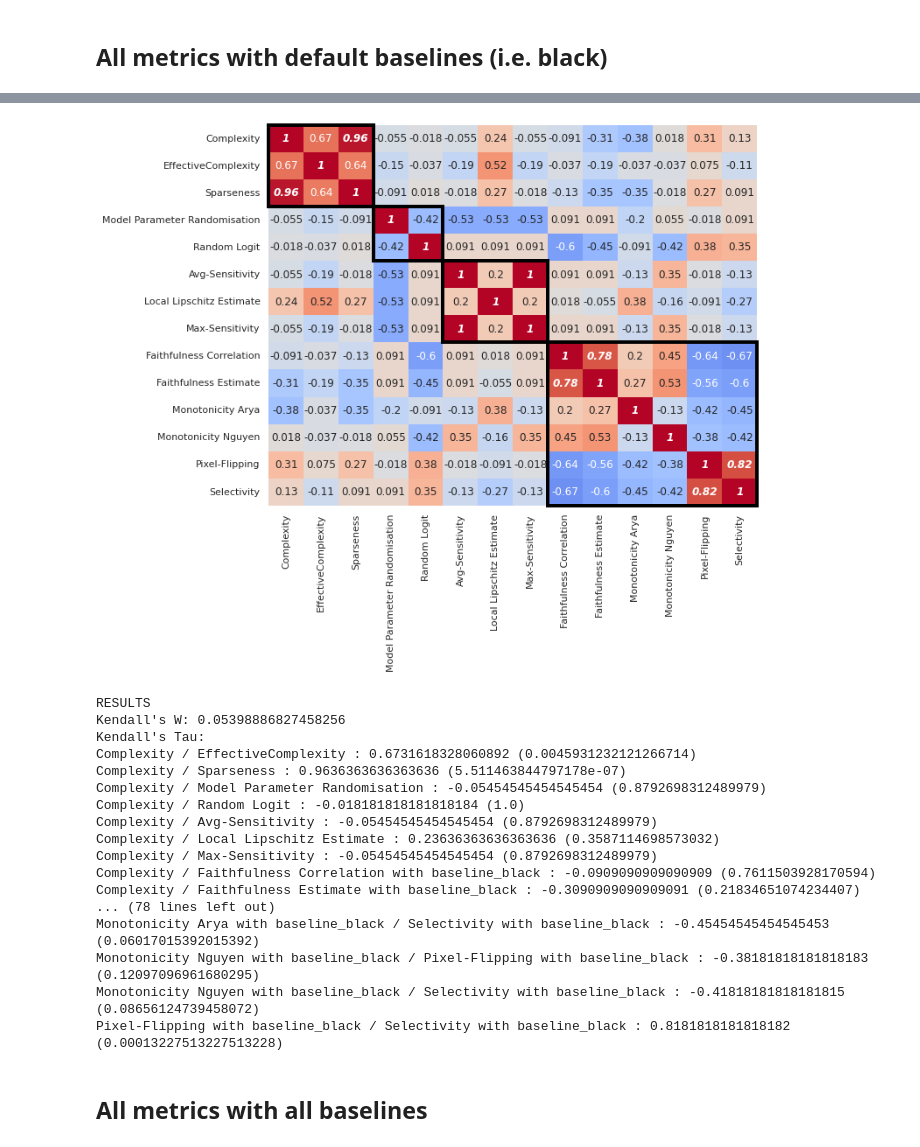
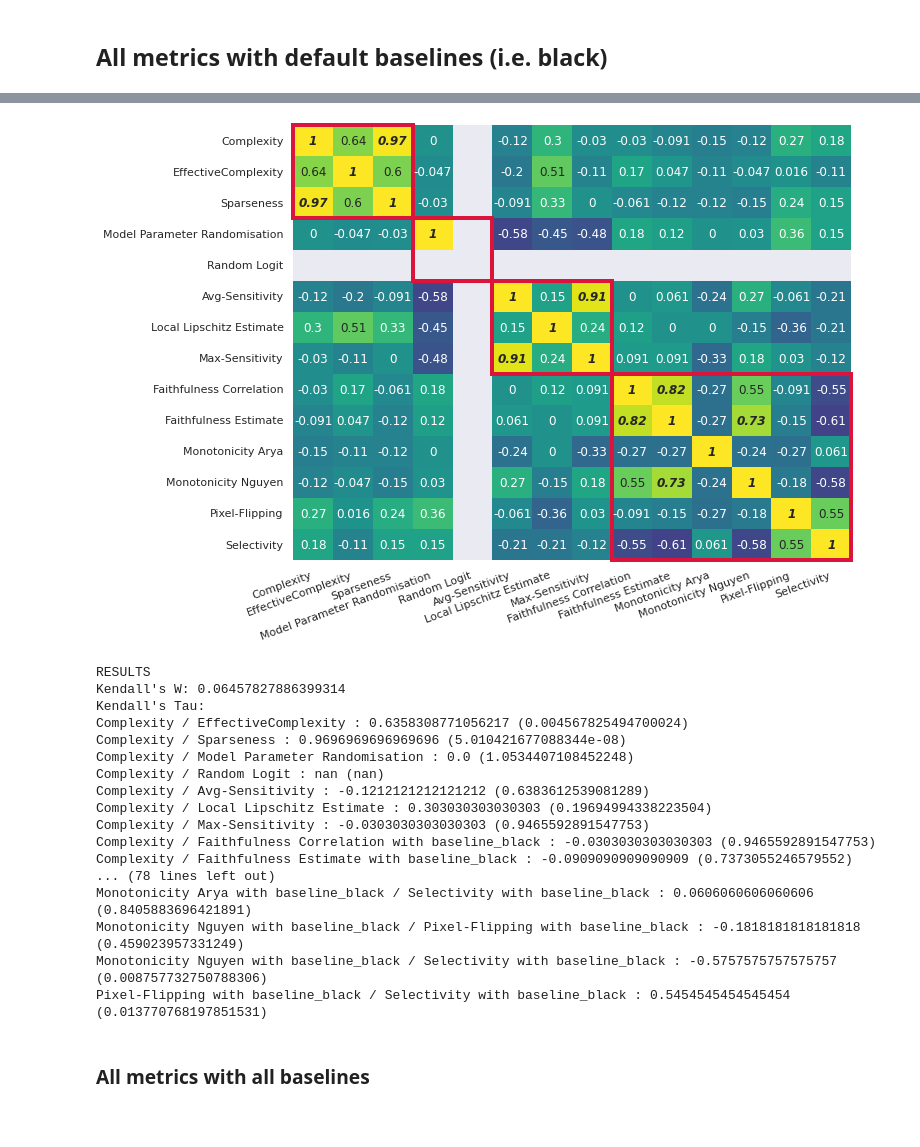
Before and after one commit to multitel-ai/Evaluation-XAI-Metrics-GD6-TRAIL, a Jupyter notebook: XAI_analysis_correlations_avg_aggreg.ipynb, the cells around one changed output, grey strips where cells are left out. Cells and saved outputs as stored; diff of their text form; code cells hidden in the pictures.

Commit message:
update avg_aggreg notebook to deal with WACV reviews

```diff
--- a/XAI_analysis_correlations_avg_aggreg.ipynb
+++ b/XAI_analysis_correlations_avg_aggreg.ipynb
@@ -33,9 +36,9 @@ def parser_method_dict_with_layers(df, batch = 16):
     dataf = pd.DataFrame(columns = [f"{i}" for i in range(batch)])
     for i in range(df.shape[0]): # loop over the number of batches
         row = yaml.safe_load(df.iloc[i].iloc[0]) # Get the batch result
-
+        fillna = lambda v: 0.0 if v == 'nan' else v
         # p is the index of image, j is the layer_name, np.trapz computes the AUC
-        dataf.loc[i] = [np.trapz([row[j][p] for j in row]) for p in range(batch)]
+        dataf.loc[i] = [np.trapz([fillna(row[j][p]) for j in row]) for p in range(batch)]
     return dataf
 # %%
 metrics =  [
@@ -120,3 +124,28 @@ dataset = "imagenet"
 
 dico_ranks = {}
+# %%
+# check if recomputed metrics are done
+existing_files = set(os.listdir(CSV_DIR))
+expected_files = set()
+
+for model in models:
+    for dataset in datasets:
+        for method in methods:
+            for metric in metrics:
+                if metric in metrics_with_different_baselines and model == 'resnet50' and method not in ['cameras', 'extremal_perturbation']:
+                    for baseline in baselines:
+                        expected_files.add(f'{method}_{model}_{dataset}_{metric}_{baseline}.csv')
+                else:
+                    expected_files.add(f'{method}_{model}_{dataset}_{metric}.csv')
+
+existing_files_but_not_expected = existing_files.difference(expected_files)
+expected_files_but_not_existing = expected_files.difference(existing_files)
+
+print(f'EXISTING FILES BUT NOT EXPECTED: {len(existing_files_but_not_expected)}')
+for f in sorted(existing_files_but_not_expected):
+    print(f)
+print()
+print(f'EXPECTED FILES BUT NOT EXISTING: {len(expected_files_but_not_existing)}')
+for f in sorted(expected_files_but_not_existing):
+    print(f)
 # %%
@@ -231,7 +242,7 @@ def compute_kendall_tau(dico_ranks, metrics):
 
     return tau_values, p_values
 # %%
-def plot_corr_matrix_figure(dico_ranks, metrics, y_labels, x_labels, filename, fig_size, rotate_x=True, rotate_y=True, subgroups=None):
+def plot_corr_matrix_figure(dico_ranks, metrics, y_labels, x_labels, filename, fig_size, rotate_x=True, half_rotate_x=False, rotate_y=True, subgroups=None):
     tau_values, p_values = compute_kendall_tau(dico_ranks, metrics)
 
     p_values_flattened = [p_value for i, sublist in enumerate(p_values) for p_value in sublist[:i]]
@@ -257,7 +268,7 @@ def plot_corr_matrix_figure(dico_ranks, metrics, y_labels, x_labels, filename, f
                xticklabels=x_labels,
                yticklabels=y_labels,
                mask=mask,
-               cmap='coolwarm')
+               cmap='viridis')
 
     mask = np.ones((len(metrics),len(metrics)), dtype=bool)
     current_post = 0
@@ -277,9 +288,11 @@ def plot_corr_matrix_figure(dico_ranks, metrics, y_labels, x_labels, filename, f
                     xticklabels=x_labels,
                     yticklabels=y_labels,
                     mask=mask,
-                    cmap='coolwarm')
+                    cmap='viridis')
 
-    if rotate_x:
+    if half_rotate_x:
+        plt.xticks(rotation=20, ha="right")
+    elif rotate_x:
         plt.xticks(rotation=0)
     if rotate_y:
         plt.yticks(rotation=0)
@@ -287,7 +300,7 @@ def plot_corr_matrix_figure(dico_ranks, metrics, y_labels, x_labels, filename, f
     start_i = 0
     if subgroups:
         for subgroup_size in subgroups:
-            ax.add_patch(Rectangle((start_i, start_i), subgroup_size, subgroup_size, fill=False, edgecolor='black', lw=4, clip_on=False))
+            ax.add_patch(Rectangle((start_i, start_i), subgroup_size, subgroup_size, fill=False, edgecolor='crimson', lw=4, clip_on=False))
             start_i += subgroup_size
 
     plt.savefig(f'./results/{filename}.eps', bbox_inches='tight', format='eps')
@@ -606,25 +660,25 @@ Pixel-Flipping with baseline_black / Selectivity with baseline_black : 0.8181818
 # %%
-filename = 'final_corr_matrix_avg_aggreg_holm_corr_all_metrics_default_baselines_with_subgroups'
-plot_corr_matrix_figure(dico_ranks, selected_metrics, labels, labels, filename, fig_size=(10,8), rotate_x=False, subgroups=(3,2,3,6))
+filename = 'final_corr_matrix_avg_aggreg_holm_corr_all_metrics_default_baselines_with_subgroups_resnet50'
+plot_corr_matrix_figure(dico_ranks['imagenet']['resnet50'], selected_metrics, labels, labels, filename, fig_size=(10,8), half_rotate_x=True, subgroups=(3,2,3,6))
 # %% [output]
-[figure, old version]
+[figure, new version]
 RESULTS
-Kendall's W: 0.05398886827458256
+Kendall's W: 0.06457827886399314
 Kendall's Tau:
-Complexity / EffectiveComplexity : 0.6731618328060892 (0.0045931232121266714)
-Complexity / Sparseness : 0.9636363636363636 (5.511463844797178e-07)
-Complexity / Model Parameter Randomisation : -0.05454545454545454 (0.8792698312489979)
-Complexity / Random Logit : -0.018181818181818184 (1.0)
-Complexity / Avg-Sensitivity : -0.05454545454545454 (0.8792698312489979)
-Complexity / Local Lipschitz Estimate : 0.23636363636363636 (0.3587114698573032)
-Complexity / Max-Sensitivity : -0.05454545454545454 (0.8792698312489979)
-Complexity / Faithfulness Correlation with baseline_black : -0.0909090909090909 (0.7611503928170594)
-Complexity / Faithfulness Estimate with baseline_black : -0.3090909090909091 (0.21834651074234407)
+Complexity / EffectiveComplexity : 0.6358308771056217 (0.004567825494700024)
+Complexity / Sparseness : 0.9696969696969696 (5.010421677088344e-08)
+Complexity / Model Parameter Randomisation : 0.0 (1.0534407108452248)
+Complexity / Random Logit : nan (nan)
+Complexity / Avg-Sensitivity : -0.1212121212121212 (0.6383612539081289)
+Complexity / Local Lipschitz Estimate : 0.303030303030303 (0.19694994338223504)
+Complexity / Max-Sensitivity : -0.0303030303030303 (0.9465592891547753)
+Complexity / Faithfulness Correlation with baseline_black : -0.0303030303030303 (0.9465592891547753)
+Complexity / Faithfulness Estimate with baseline_black : -0.0909090909090909 (0.7373055246579552)
 ... (78 lines left out)
-Monotonicity Arya with baseline_black / Selectivity with baseline_black : -0.45454545454545453 (0.06017015392015392)
-Monotonicity Nguyen with baseline_black / Pixel-Flipping with baseline_black : -0.38181818181818183 (0.12097096961680295)
-Monotonicity Nguyen with baseline_black / Selectivity with baseline_black : -0.41818181818181815 (0.08656124739458072)
-Pixel-Flipping with baseline_black / Selectivity with baseline_black : 0.8181818181818182 (0.00013227513227513228)
+Monotonicity Arya with baseline_black / Selectivity with baseline_black : 0.0606060606060606 (0.8405883696421891)
+Monotonicity Nguyen with baseline_black / Pixel-Flipping with baseline_black : -0.1818181818181818 (0.459023957331249)
+Monotonicity Nguyen with baseline_black / Selectivity with baseline_black : -0.5757575757575757 (0.008757732750788306)
+Pixel-Flipping with baseline_black / Selectivity with baseline_black : 0.5454545454545454 (0.013770768197851531)
 # %% [markdown]
-## All metrics with all baselines
+### All metrics with all baselines
 # %%
```
Also changed, not shown: parts of 46 cells of this notebook, 25 other files.
